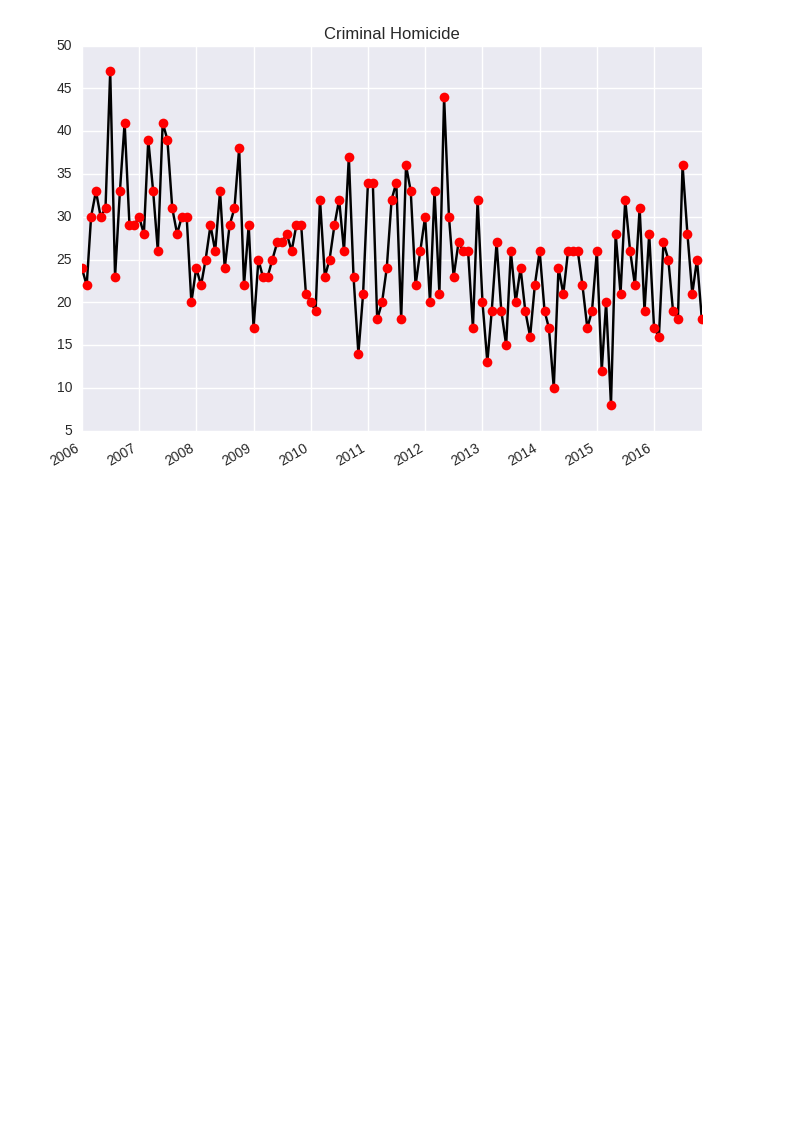
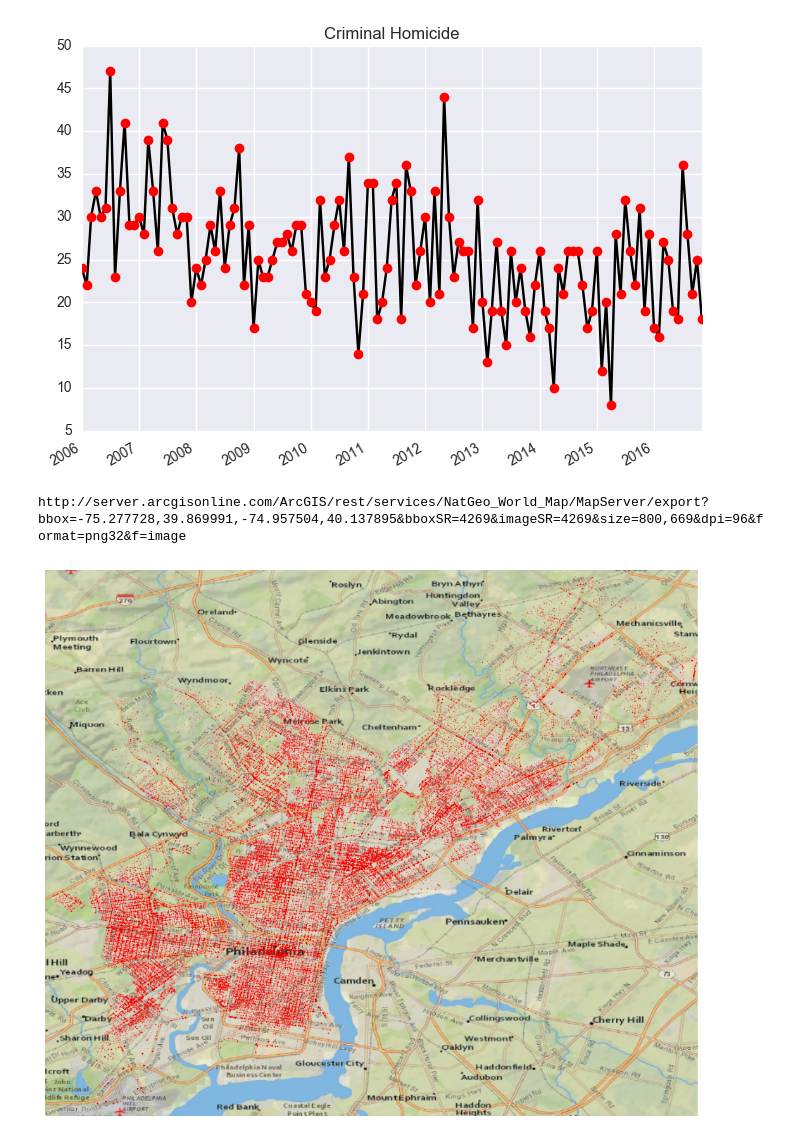
Before and after one commit to alexandremuzio/crime_data_analysis, a Jupyter notebook: crime_analysis.ipynb, the cells around one changed output. Saved outputs shown, nothing was run; the diff lists cells and outputs as text; code cells hidden in the pictures; blank space fills up the shorter version.

```diff
--- a/crime_analysis.ipynb
+++ b/crime_analysis.ipynb
@@ -102,3 +105,16 @@ fig.autofmt_xdate()
 plt.show()
 # %% [output]
 [figure]
+# %%
+m = Basemap(projection='mill', llcrnrlat=d.Lat.min(), urcrnrlat=d.Lat.max(),
+            llcrnrlon=d.Lon.min(), urcrnrlon=d.Lon.max(), resolution='c', epsg=4269)
+x, y = m(tuple(d.Lon[(d.Lon.isnull()==False) & (Dat.dt.year == 2015)]), \
+         tuple(d.Lat[(d.Lat.isnull() == False) & (Dat.dt.year == 2015)]))
+
+plt.figure(figsize=(20,10))
+m.arcgisimage(service="NatGeo_World_Map", xpixels=800, verbose=True)
+m.plot(x,y,'ro',markersize=1, alpha=.3 )
+plt.show()
+# %% [output]
+http://server.arcgisonline.com/ArcGIS/rest/services/NatGeo_World_Map/MapServer/export?bbox=-75.277728,39.869991,-74.957504,40.137895&bboxSR=4269&imageSR=4269&size=800,669&dpi=96&format=png32&f=image
+[figure, added]
```
Also changed, not shown: parts of 10 cells of this notebook.
